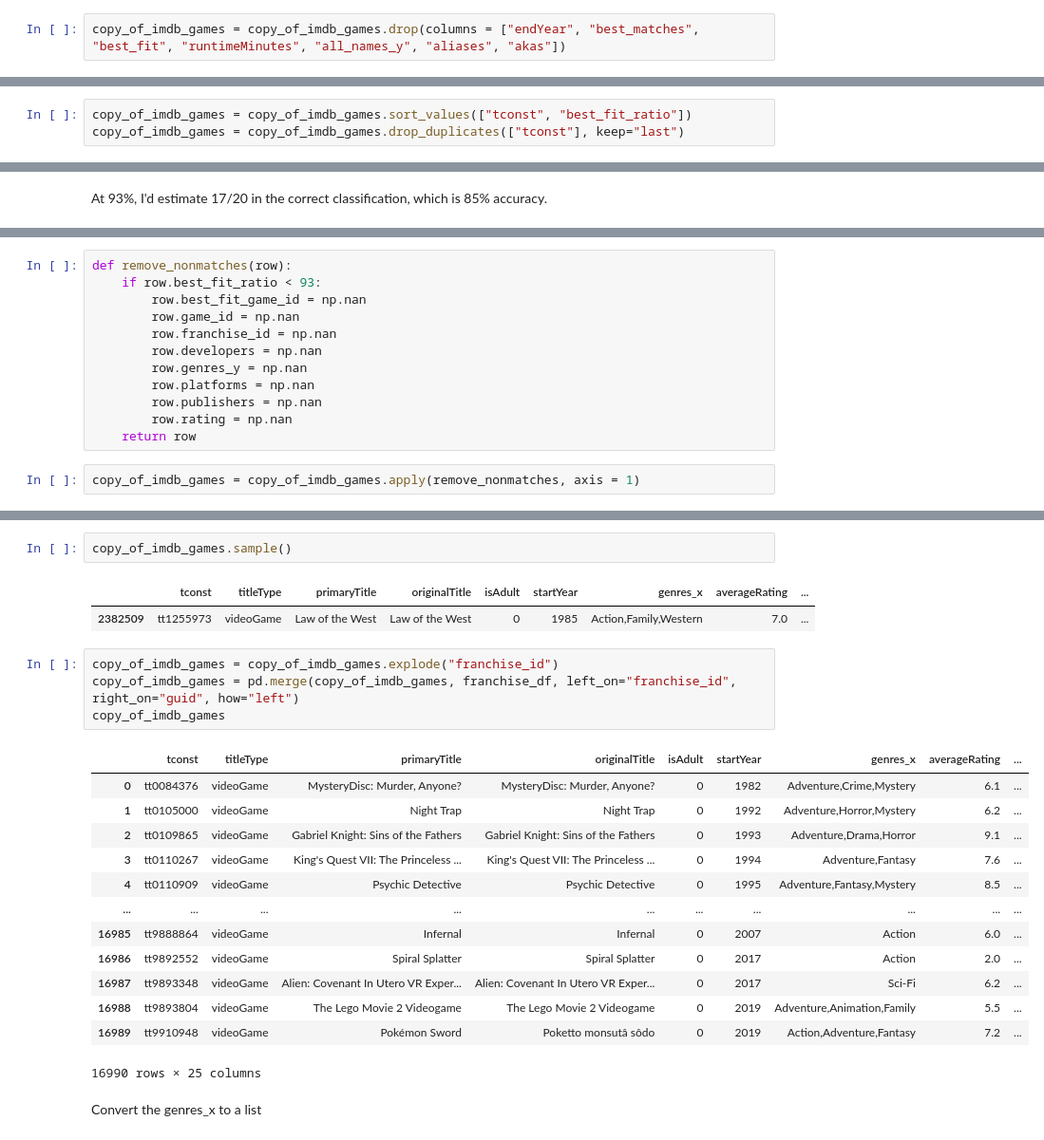
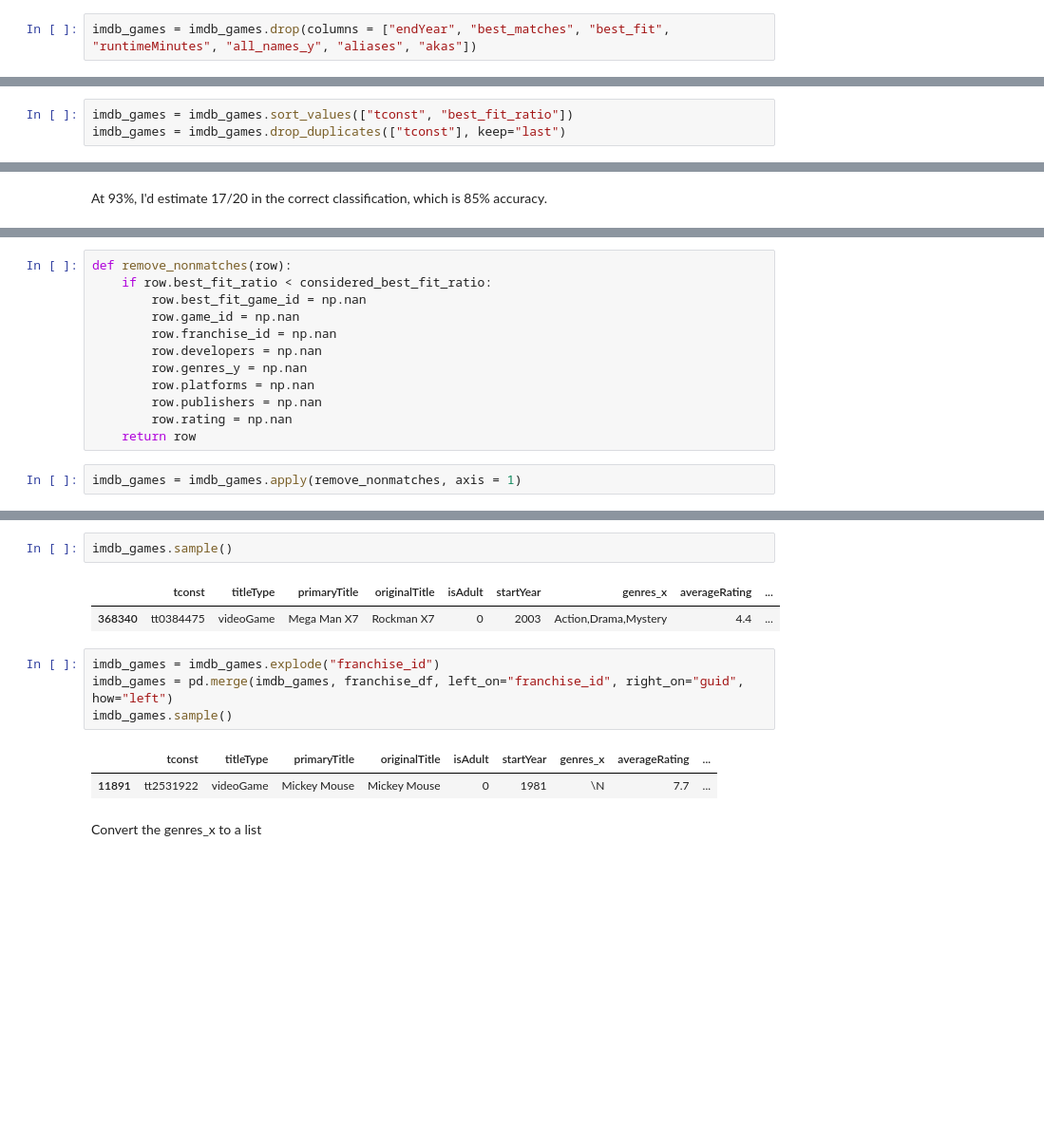
Before and after one commit to adambrennan150/Franchises, a Jupyter notebook: Cleaning_franchises.ipynb, the cells around one changed output, grey strips where cells are left out. Shown at 95% size. Saved outputs shown, nothing was run; the diff lists cells and outputs as text; blank space fills up the shorter version.

```diff
--- a/Cleaning_franchises.ipynb
+++ b/Cleaning_franchises.ipynb
@@ -380,10 +330,10 @@ copy_of_imdb_games
 # %% [markdown]
 Remove unneccessary columns
 # %%
-copy_of_imdb_games = copy_of_imdb_games.drop(columns = ["endYear", "best_matches", "best_fit", "runtimeMinutes", "all_names_y", "aliases", "akas"])
+imdb_games = imdb_games.drop(columns = ["endYear", "best_matches", "best_fit", "runtimeMinutes", "all_names_y", "aliases", "akas"])
 # %% [markdown]
 Sort the values by tconst and best_fit_ratio. We then want to keep the highest best_fit for each tconst game
 # %%
-copy_of_imdb_games = copy_of_imdb_games.sort_values(["tconst", "best_fit_ratio"])
-copy_of_imdb_games = copy_of_imdb_games.drop_duplicates(["tconst"], keep="last")
+imdb_games = imdb_games.sort_values(["tconst", "best_fit_ratio"])
+imdb_games = imdb_games.drop_duplicates(["tconst"], keep="last")
 # %%
@@ -551,6 +508,6 @@ Now we remove any data from the merged columns where the ratio was below 93%
 # %%
 def remove_nonmatches(row):
-    if row.best_fit_ratio < 93:
+    if row.best_fit_ratio < considered_best_fit_ratio:
         row.best_fit_game_id = np.nan
         row.game_id = np.nan
         row.franchise_id = np.nan
@@ -561,7 +518,7 @@ def remove_nonmatches(row):
         row.rating = np.nan
     return row
 # %%
-copy_of_imdb_games = copy_of_imdb_games.apply(remove_nonmatches, axis = 1)
+imdb_games = imdb_games.apply(remove_nonmatches, axis = 1)
 # %% [markdown]
 ### AT THIS STAGE:
 
@@ -577,26 +537,15 @@ franchise_df.sample()
 # %%
-copy_of_imdb_games.sample()
+imdb_games.sample()
 # %% [output]
 |  | tconst | titleType | primaryTitle | originalTitle | isAdult | startYear | genres_x | averageRating | ... |
-| 2382509 | tt1255973 | videoGame | Law of the West | Law of the West | 0 | 1985 | Action,Family,Western | 7.0 | ... |
+| 368340 | tt0384475 | videoGame | Mega Man X7 | Rockman X7 | 0 | 2003 | Action,Drama,Mystery | 4.4 | ... |
 # %%
-copy_of_imdb_games = copy_of_imdb_games.explode("franchise_id")
-copy_of_imdb_games = pd.merge(copy_of_imdb_games, franchise_df, left_on="franchise_id", right_on="guid", how="left")
-copy_of_imdb_games
+imdb_games = imdb_games.explode("franchise_id")
+imdb_games = pd.merge(imdb_games, franchise_df, left_on="franchise_id", right_on="guid", how="left")
+imdb_games.sample()
 # %% [output]
 |  | tconst | titleType | primaryTitle | originalTitle | isAdult | startYear | genres_x | averageRating | ... |
-| 0 | tt0084376 | videoGame | MysteryDisc: Murder, Anyone? | MysteryDisc: Murder, Anyone? | 0 | 1982 | Adventure,Crime,Mystery | 6.1 | ... |
-| 1 | tt0105000 | videoGame | Night Trap | Night Trap | 0 | 1992 | Adventure,Horror,Mystery | 6.2 | ... |
-| 2 | tt0109865 | videoGame | Gabriel Knight: Sins of the Fathers | Gabriel Knight: Sins of the Fathers | 0 | 1993 | Adventure,Drama,Horror | 9.1 | ... |
-| 3 | tt0110267 | videoGame | King's Quest VII: The Princeless ... | King's Quest VII: The Princeless ... | 0 | 1994 | Adventure,Fantasy | 7.6 | ... |
-| 4 | tt0110909 | videoGame | Psychic Detective | Psychic Detective | 0 | 1995 | Adventure,Fantasy,Mystery | 8.5 | ... |
-| ... | ... | ... | ... | ... | ... | ... | ... | ... | ... |
-| 16985 | tt9888864 | videoGame | Infernal | Infernal | 0 | 2007 | Action | 6.0 | ... |
-| 16986 | tt9892552 | videoGame | Spiral Splatter | Spiral Splatter | 0 | 2017 | Action | 2.0 | ... |
-| 16987 | tt9893348 | videoGame | Alien: Covenant In Utero VR Exper... | Alien: Covenant In Utero VR Exper... | 0 | 2017 | Sci-Fi | 6.2 | ... |
-| 16988 | tt9893804 | videoGame | The Lego Movie 2 Videogame | The Lego Movie 2 Videogame | 0 | 2019 | Adventure,Animation,Family | 5.5 | ... |
-| 16989 | tt9910948 | videoGame | Pokémon Sword | Poketto monsutâ sôdo | 0 | 2019 | Action,Adventure,Fantasy | 7.2 | ... |
+| 11891 | tt2531922 | videoGame | Mickey Mouse | Mickey Mouse | 0 | 1981 | \N | 7.7 | ... |
-16990 rows × 25 columns
 # %% [markdown]
 Convert the genres_x to a list
 # %%
```
Also changed, not shown: parts of 62 cells of this notebook.
